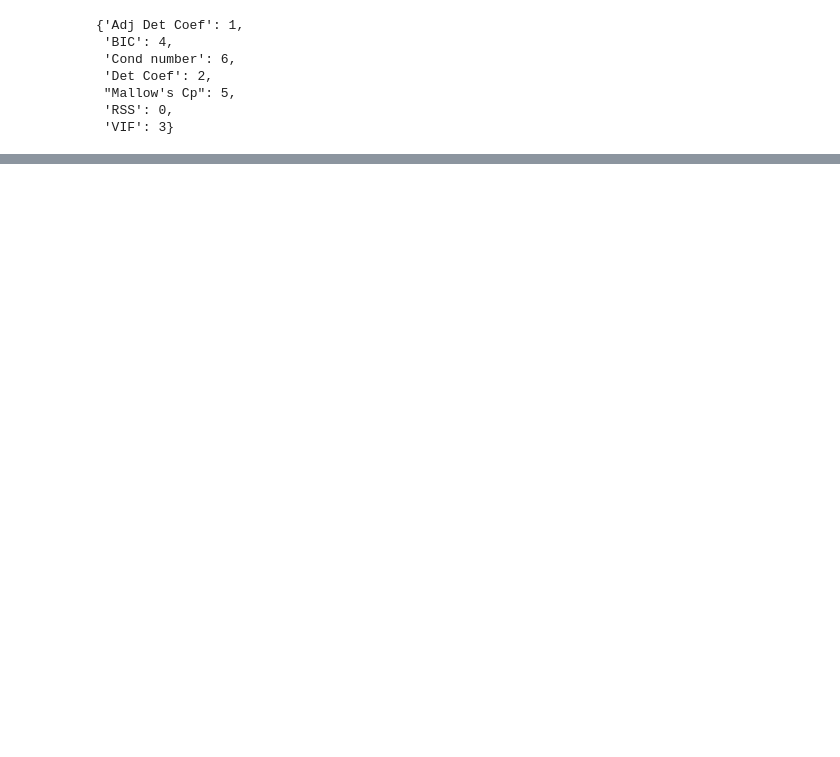
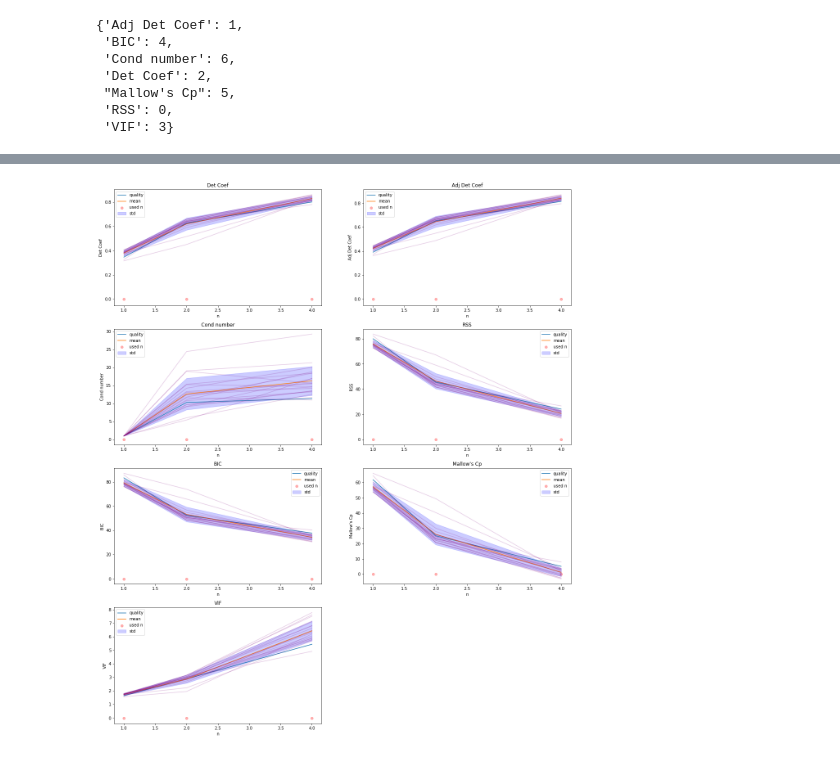
Before and after one commit to feathernox/mipt-brainsignals, a Jupyter notebook: code/Quality.ipynb, the cells around one changed output, grey strips where cells are left out. Drawn from its saved outputs; the diff is of its cells as text; code cells hidden in the pictures; blank space fills up the shorter version.

```diff
--- a/code/Quality.ipynb
+++ b/code/Quality.ipynb
@@ -132 +209,5 @@ q.std.shape
+# %%
+q.draw()
+# %% [output]
+[figure, added]
 # %%
```
Also changed, not shown: parts of 14 cells of this notebook, 1 other file.
